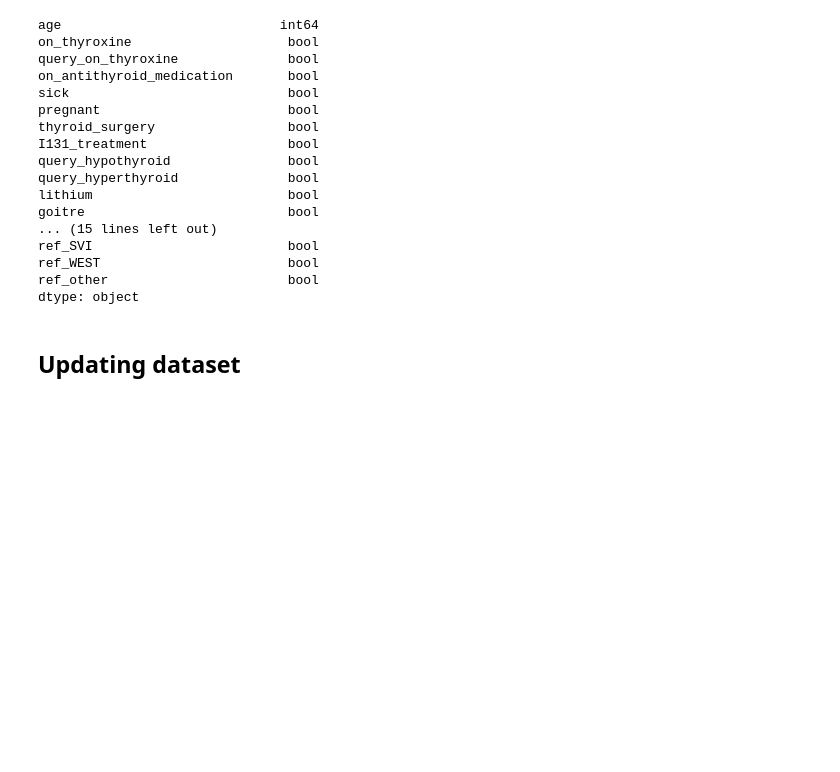
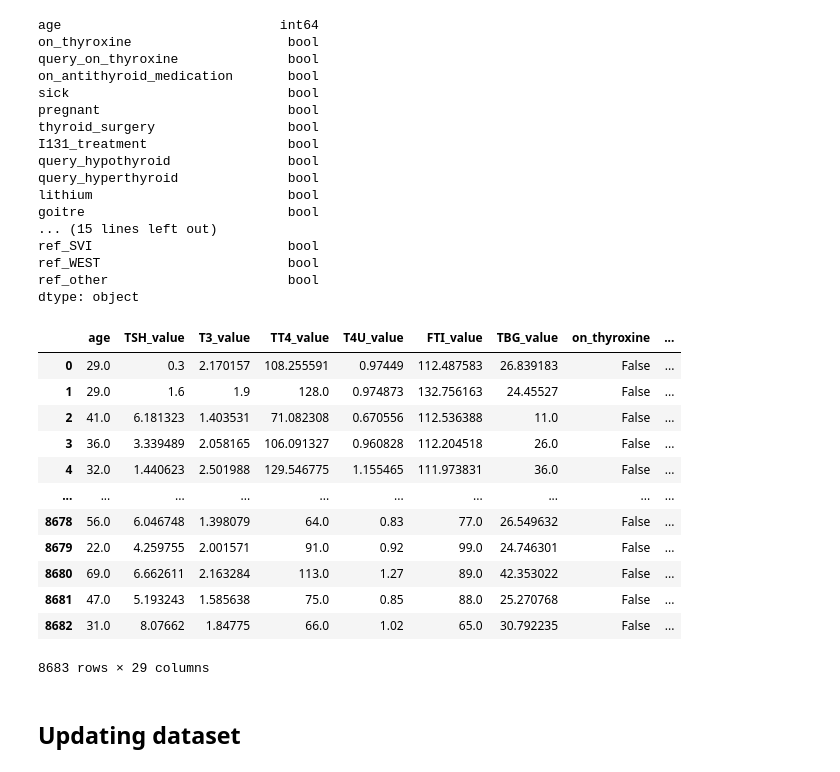
Before and after one commit to TheDavidLaCosa/MiniTFM, a Jupyter notebook: data_processing/imputer.ipynb, the cells around one changed output. Saved outputs shown, nothing was run; the diff lists cells and outputs as text; code cells hidden in the pictures; blank space fills up the shorter version.

```diff
--- a/data_processing/imputer.ipynb
+++ b/data_processing/imputer.ipynb
@@ -74,6 +78,22 @@ processor = ColumnTransformer(
 # %%
 x_imputed = processor.fit_transform(x)
 x_imputed = pd.DataFrame(x_imputed, columns = numeric_col.tolist() + categoric_col.tolist())
+# %%
+x_imputed
+# %% [output]
+|  | age | TSH_value | T3_value | TT4_value | T4U_value | FTI_value | TBG_value | on_thyroxine | ... |
+| 0 | 29.0 | 0.3 | 2.170157 | 108.255591 | 0.97449 | 112.487583 | 26.839183 | False | ... |
+| 1 | 29.0 | 1.6 | 1.9 | 128.0 | 0.974873 | 132.756163 | 24.45527 | False | ... |
+| 2 | 41.0 | 6.181323 | 1.403531 | 71.082308 | 0.670556 | 112.536388 | 11.0 | False | ... |
+| 3 | 36.0 | 3.339489 | 2.058165 | 106.091327 | 0.960828 | 112.204518 | 26.0 | False | ... |
+| 4 | 32.0 | 1.440623 | 2.501988 | 129.546775 | 1.155465 | 111.973831 | 36.0 | False | ... |
+| ... | ... | ... | ... | ... | ... | ... | ... | ... | ... |
+| 8678 | 56.0 | 6.046748 | 1.398079 | 64.0 | 0.83 | 77.0 | 26.549632 | False | ... |
+| 8679 | 22.0 | 4.259755 | 2.001571 | 91.0 | 0.92 | 99.0 | 24.746301 | False | ... |
+| 8680 | 69.0 | 6.662611 | 2.163284 | 113.0 | 1.27 | 89.0 | 42.353022 | False | ... |
+| 8681 | 47.0 | 5.193243 | 1.585638 | 75.0 | 0.85 | 88.0 | 25.270768 | False | ... |
+| 8682 | 31.0 | 8.07662 | 1.84775 | 66.0 | 1.02 | 65.0 | 30.792235 | False | ... |
+8683 rows × 29 columns
 # %% [markdown]
 ## Updating dataset
 # %%
```
Also changed, not shown: parts of 7 cells of this notebook, 3 other files.
